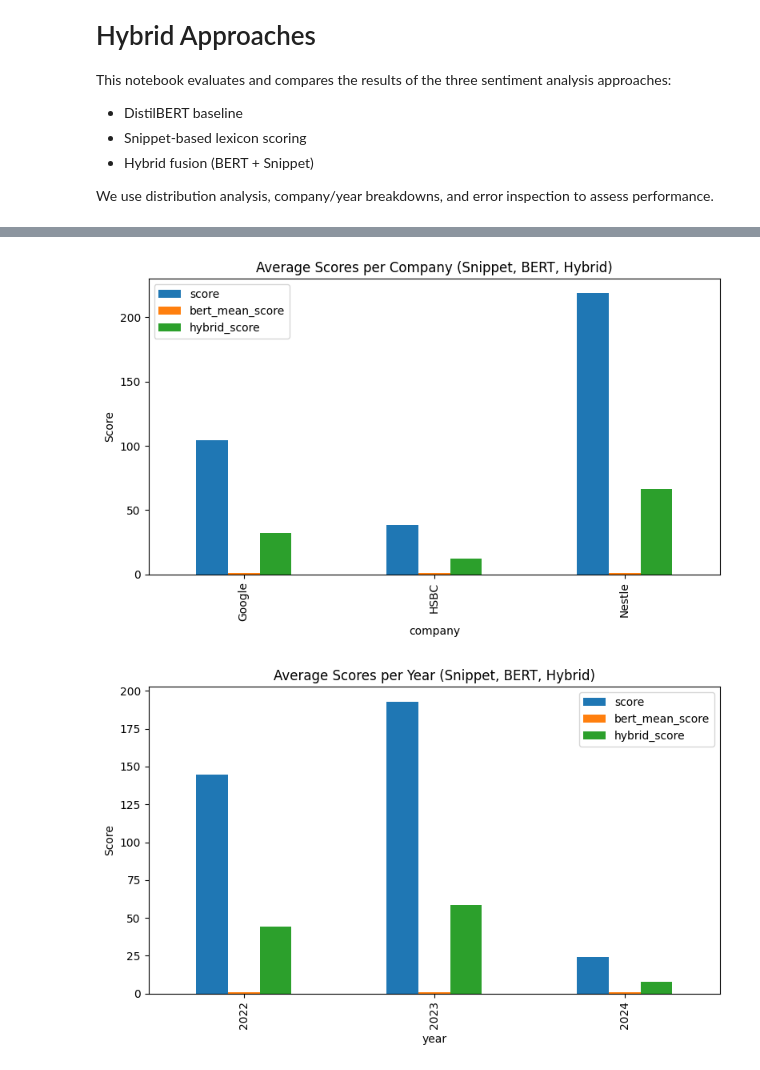
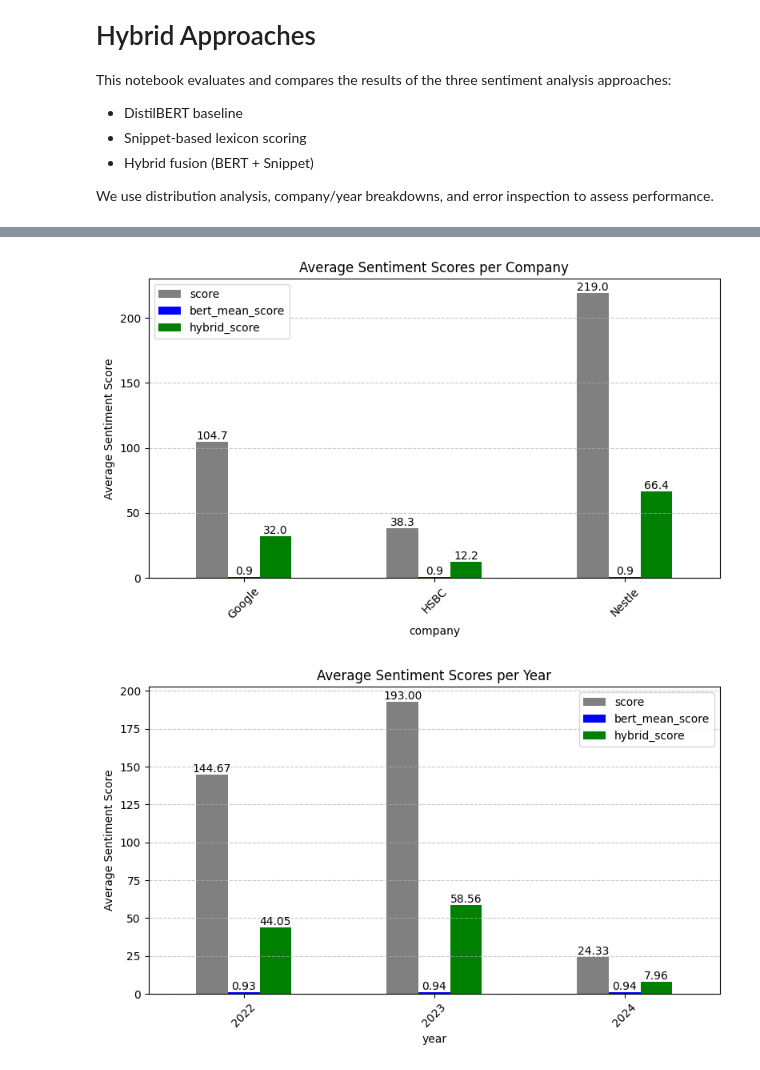
Before and after one commit to erenbg1/hybrid-esg-sentiment, a Jupyter notebook: notebooks/06_evaluation.ipynb, the cells around one changed output, grey strips where cells are left out. Saved outputs shown, nothing was run; the diff lists cells and outputs as text; code cells hidden in the pictures.

```diff
--- a/notebooks/06_evaluation.ipynb
+++ b/notebooks/06_evaluation.ipynb
@@ -55,25 +76,37 @@ plt.show()
 # %%
 # 4. Company-level aggregation
-company_means = hybrid_df.groupby("company")[["score","bert_mean_score","hybrid_score"]].mean()
+company_means = hybrid.groupby("company")[["score","bert_mean_score","hybrid_score"]].mean()
 
-company_means.plot(kind="bar", figsize=(8,5))
-plt.title("Average Scores per Company (Snippet, BERT, Hybrid)")
-plt.ylabel("Score")
+ax = company_means.plot(kind="bar", figsize=(8,5), color=["gray","blue","green"])
+ax.set_title("Average Sentiment Scores per Company")
+ax.set_ylabel("Average Sentiment Score")
+for container in ax.containers:
+    ax.bar_label(container, fmt="%.1f")  # one decimal place
+
+plt.xticks(rotation=45)
+plt.grid(True, axis="y", linestyle="--", alpha=0.7)
 plt.tight_layout()
 plt.savefig("../images/eval_company_means.png", dpi=300)
 plt.show()
 # %% [output]
-[figure, old version]
+[figure, new version]
 # %%
 # 5. Year-level aggregation
-year_means = hybrid_df.groupby("year")[["score","bert_mean_score","hybrid_score"]].mean()
+year_means = hybrid.groupby("year")[["score","bert_mean_score","hybrid_score"]].mean()
 
-year_means.plot(kind="bar", figsize=(8,5))
-plt.title("Average Scores per Year (Snippet, BERT, Hybrid)")
-plt.ylabel("Score")
+ax = year_means.plot(kind="bar", figsize=(8,5), color=["gray","blue","green"])
+ax.set_title("Average Sentiment Scores per Year")
+ax.set_ylabel("Average Sentiment Score")
+
+# Add value labels on top of bars
+for container in ax.containers:
+    ax.bar_label(container, fmt="%.2f")  # one decimal place
+
+plt.xticks(rotation=45)
+plt.grid(True, axis="y", linestyle="--", alpha=0.7)
 plt.tight_layout()
 plt.savefig("../images/eval_year_means.png", dpi=300)
 plt.show()
 # %% [output]
-[figure, old version]
+[figure, new version]
 # %%
```
Also changed, not shown: parts of 4 cells of this notebook, 23 other files.
